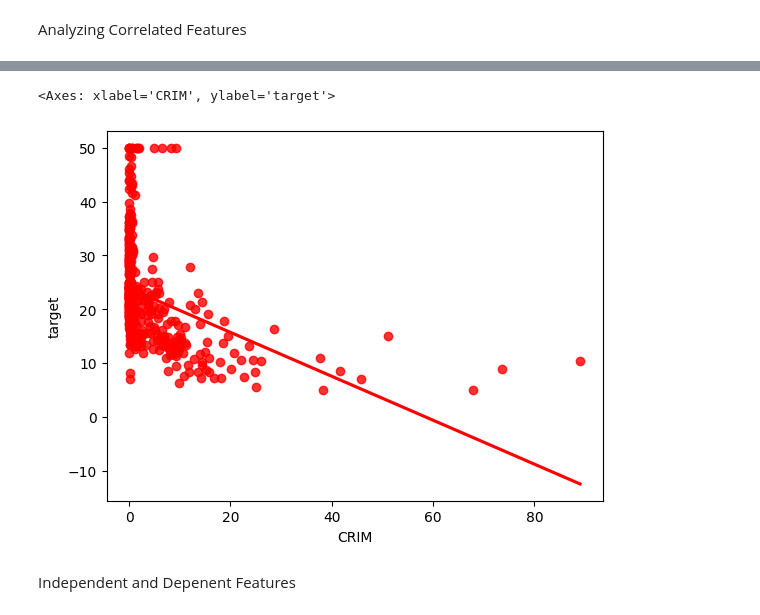
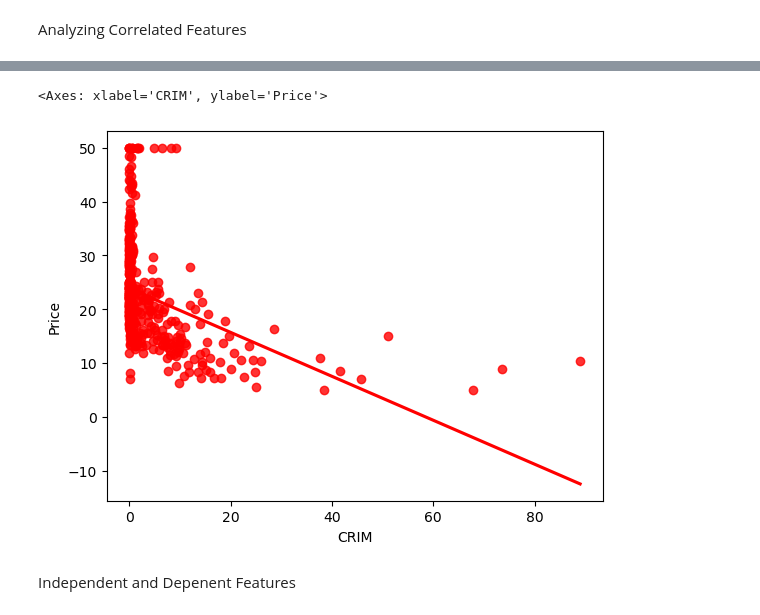
Before and after one commit to ImalAdhikari/House-Prediction-Project-Linear-Regression, a Jupyter notebook: House_Prediction.ipynb, the cells around one changed output, grey strips where cells are left out. Saved outputs shown, nothing was run; the diff lists cells and outputs as text; code cells hidden in the pictures.

```diff
--- a/House_Prediction.ipynb
+++ b/House_Prediction.ipynb
@@ -24,6 +45,6 @@ Mounted at /content/drive
 # %%
 import pandas as pd
-boston_df = pd.read_csv('/content/drive/MyDrive/Housing Project/HousingData.csv')
+boston_df = pd.read_csv('C:\\6 SEM\\ML PROJECTS\\House Prediction\\House-Prediction-Project-Linear-Regression\\HousingData.csv')
 # %%
 boston_df.keys() # returns the column names
 # %% [output]
@@ -73,7 +94,7 @@ boston_df.head()
 | 3 | 0.03237 | 0.0 | 2.18 | 0.0 | 0.458 | 6.998 | 45.8 | 6.0622 | 3 | 222 | 18.7 | ... |
 | 4 | 0.06905 | 0.0 | 2.18 | 0.0 | 0.458 | 7.147 | 54.2 | 6.0622 | 3 | 222 | 18.7 | ... |
 # %%
-boston_df.rename(columns={'MEDV': 'target'}, inplace=True)
+boston_df.rename(columns={'MEDV': 'Price'}, inplace=True)
 # %%
 boston_df.head()
 # %% [output]
@@ -155,8 +175,8 @@ Text(0, 0.5, 'target')
 # %%
-sns.regplot(x=boston_df['CRIM'], y=boston_df['target'], ci=None, color ='red')
+sns.regplot(x=boston_df['CRIM'], y=boston_df['Price'], ci=None, color ='red')
 # %% [output]
-<Axes: xlabel='CRIM', ylabel='target'>
+<Axes: xlabel='CRIM', ylabel='Price'>
-[figure, old version]
+[figure, new version]
 # %% [markdown]
 Independent and Depenent Features
 # %%
```
Also changed, not shown: parts of 23 cells of this notebook, 6 other files.
